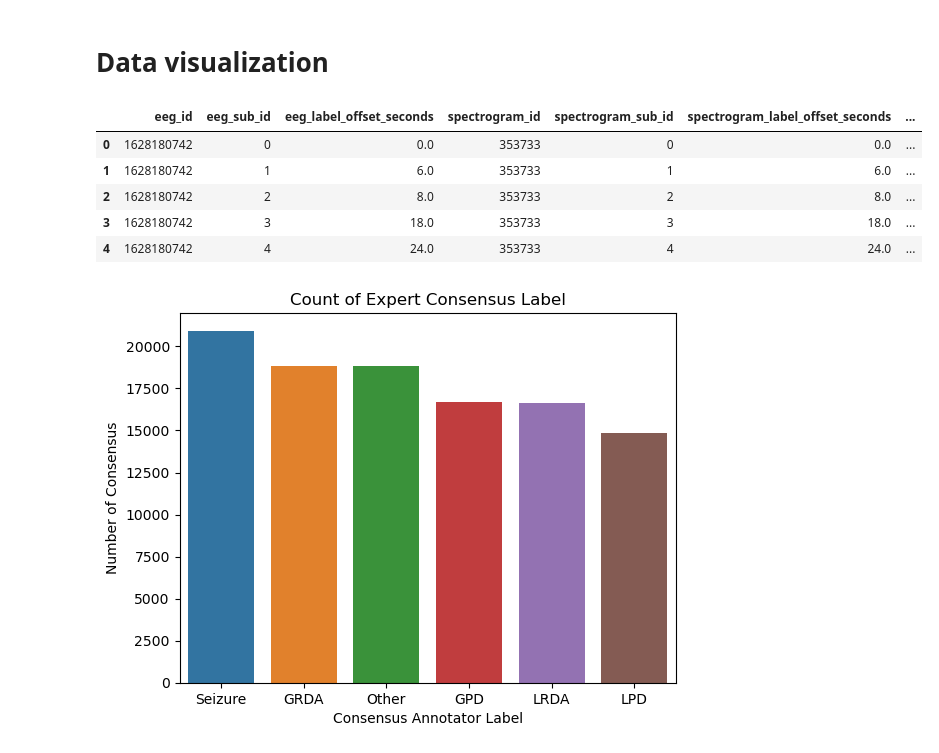
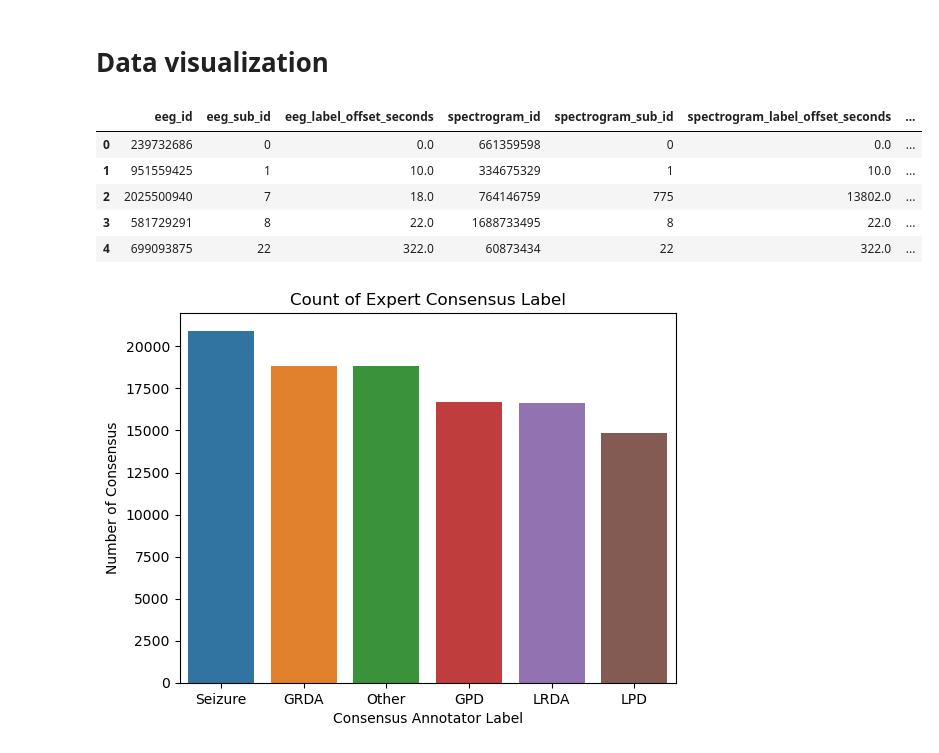
Before and after one commit to MarcoParola/HMS-kaggle-competition, a Jupyter notebook: Data Visualization.ipynb, the cells around one changed output. Cells and saved outputs as stored; diff of their text form; code cells hidden in the pictures.

```diff
--- a/Data Visualization.ipynb
+++ b/Data Visualization.ipynb
@@ -3,21 +3,21 @@
 # %%
 import pandas as pd
 import matplotlib.pyplot as plt
 import seaborn as sns
 import numpy as np
 
 # Load file train.py as dataframe
-df = pd.read_csv('./hms-harmful-brain-activity-classification/train.csv')
+df = pd.read_csv('./dataset/train_eegs.csv')
 
 # Visualize dataset
 display(df.head())
 # %% [output]
 |  | eeg_id | eeg_sub_id | eeg_label_offset_seconds | spectrogram_id | spectrogram_sub_id | spectrogram_label_offset_seconds | ... |
-| 0 | 1628180742 | 0 | 0.0 | 353733 | 0 | 0.0 | ... |
-| 1 | 1628180742 | 1 | 6.0 | 353733 | 1 | 6.0 | ... |
-| 2 | 1628180742 | 2 | 8.0 | 353733 | 2 | 8.0 | ... |
-| 3 | 1628180742 | 3 | 18.0 | 353733 | 3 | 18.0 | ... |
-| 4 | 1628180742 | 4 | 24.0 | 353733 | 4 | 24.0 | ... |
+| 0 | 239732686 | 0 | 0.0 | 661359598 | 0 | 0.0 | ... |
+| 1 | 951559425 | 1 | 10.0 | 334675329 | 1 | 10.0 | ... |
+| 2 | 2025500940 | 7 | 18.0 | 764146759 | 775 | 13802.0 | ... |
+| 3 | 581729291 | 8 | 22.0 | 1688733495 | 8 | 22.0 | ... |
+| 4 | 699093875 | 22 | 322.0 | 60873434 | 22 | 322.0 | ... |
 # %%
 # value count for `expert_consensus`
 consensus_counts = df["expert_consensus"].value_counts()
```
Also changed, not shown: 8 other files.
